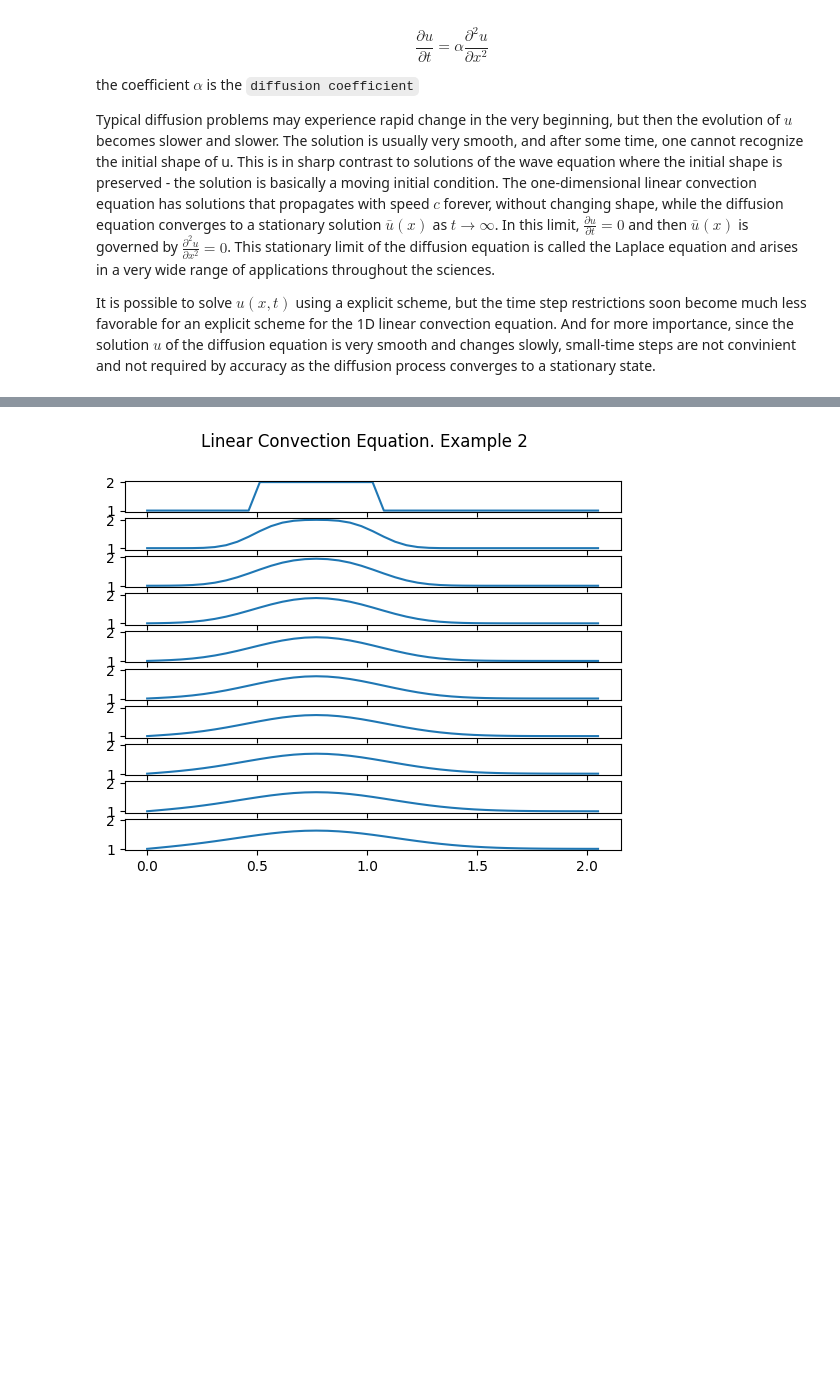
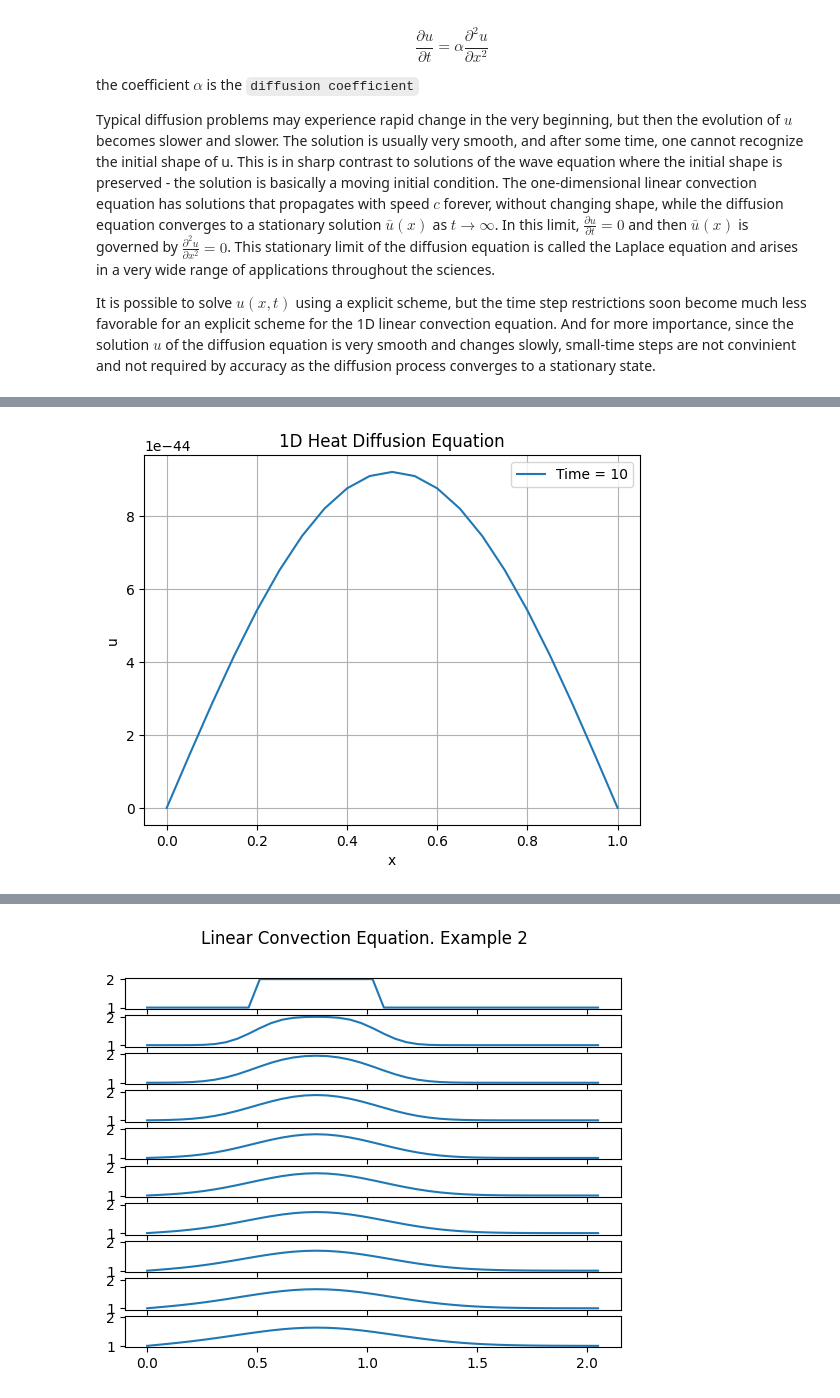
Before and after one commit to omar11205/computationalFluidDynamics, a Jupyter notebook: 1DDifussion.ipynb, the cells around one changed output, grey strips where cells are left out. Drawn from its saved outputs; the diff is of its cells as text; code cells hidden in the pictures; blank space fills up the shorter version.

```diff
--- a/1DDifussion.ipynb
+++ b/1DDifussion.ipynb
@@ -89,3 +97,60 @@ $$F = \frac{\alpha \Delta t}{\Delta x^2} \tag{6}$$
+# %%
+def one_d_heat_diffusion(I, a, L, Nx, f, T):
+    """
+    f <= 0.5 for stability
+    """
+    t0 = time.process_time()
+    # mesh points in space
+    x = np.linspace(0, L, Nx+1)
+    dx = x[1] - x[0]
+    dt = (f*dx**2)/a
+    Nt = int(round(T/float(dt)))
+    t = np.linspace(0, T, Nt+1)
+    u = np.zeros(Nx+1)
+    u_1 = np.zeros(Nx+1)
+
+    #set initial condition u(x,0) = I(x)
+    for i in range(0, Nx+1):
+        u_1[i] = I(x[i])
+
+    for n in range(0, Nt):
+        # Compute u at inner mesh points
+        for i in range(1, Nx):
+            u[i] = u_1[i] + f*(u_1[i-1]-2*u_1[i] + u_1[i+1])
+
+        # Insert boundary conditions
+        u[0] = 0
+        u[Nx] = 0
+
+        # Switch variables before next step
+        u_1, u = u, u_1
+
+    t1 = time.process_time()
+    return u, x ,t, t1-t0
+
+
+# Define an initial condition function
+def initial_condition(x):
+    return np.sin(np.pi*x)
+
+# Parameters
+L = 1.0     # Length of the domain
+T = 10     # Total time
+Nx = 20     # Number of spatial points
+a = 1.0     # Diffusion coefficient
+f = 0.5     # Stability criterion
+
+u, x, t, enlapsed_time = one_d_heat_diffusion(initial_condition, a, L, Nx, f, T)
+
+plt.plot(x, u, label=f'Time = {T}')
+plt.xlabel('x')
+plt.ylabel('u')
+plt.title('1D Heat Diffusion Equation')
+plt.legend()
+plt.grid()
+plt.show()
+# %% [output]
+[figure, added]
 # %% [markdown]
 ### Explicit scheme (Barba example)
 
```
Also changed, not shown: parts of 3 cells of this notebook.
